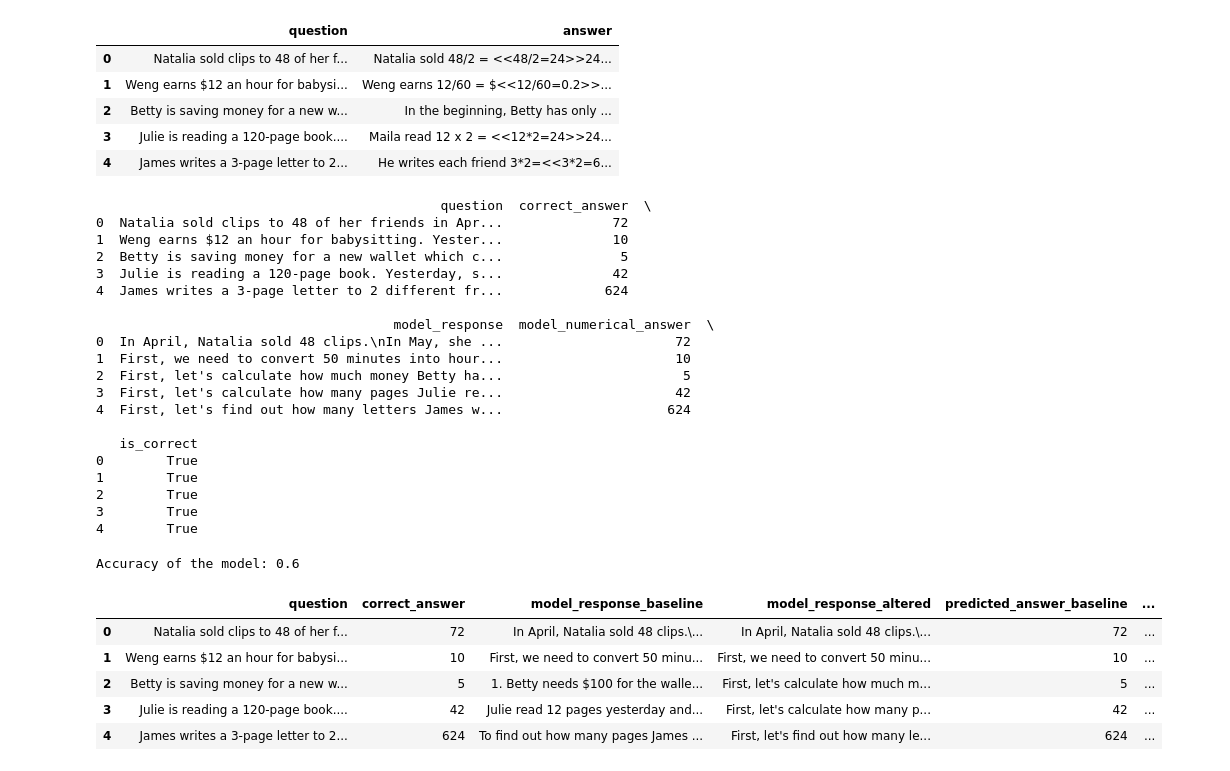
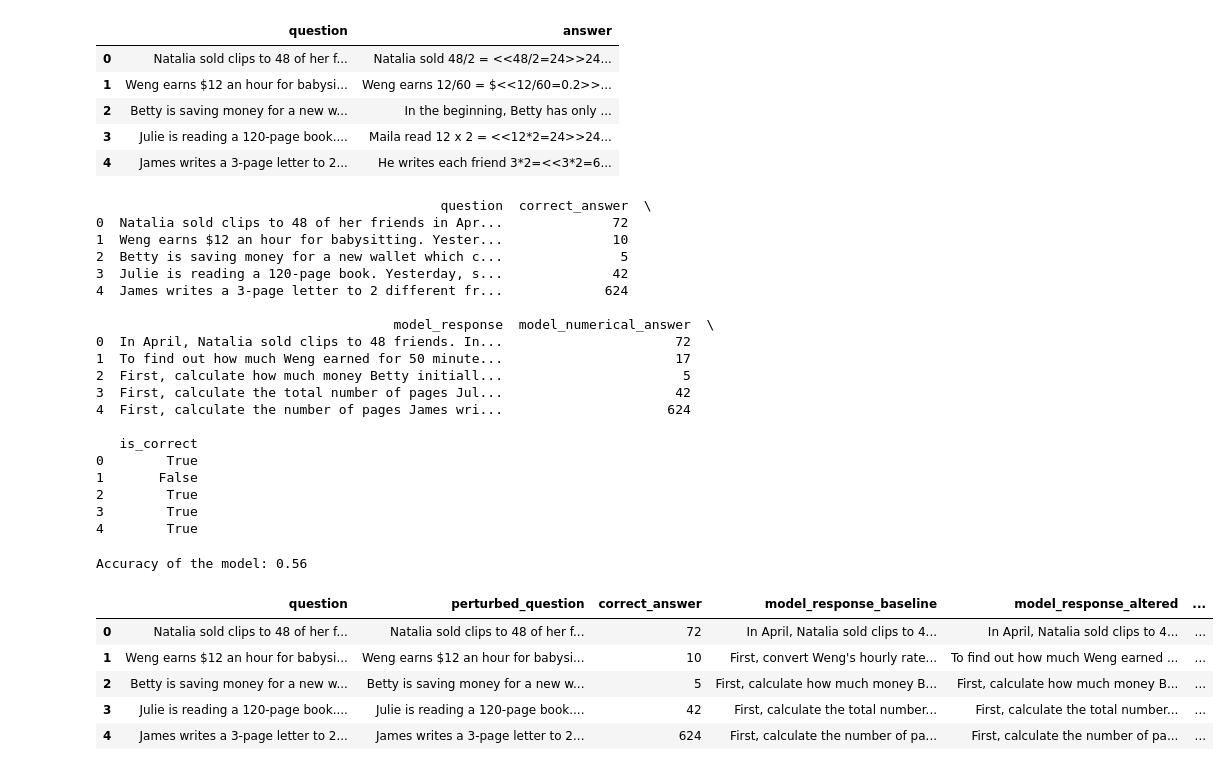
Before and after one commit to mille055/AIPI590-XAI, a Jupyter notebook: Assignments/08_explainable_llm.ipynb, the cells around one changed output. Drawn from its saved outputs; the diff is of its cells as text; code cells hidden in the pictures.

```diff
--- a/Assignments/08_explainable_llm.ipynb
+++ b/Assignments/08_explainable_llm.ipynb
@@ -130,10 +131,11 @@ df = dataset.to_pandas()
 print(f'Downloaded dataset length is ', len(dataset))
 
 
-# limiting to first 200
-print('Limiting to the first 200 Q A pairs for this analysis.')
+# limiting to first 100
+n = 100
+print(f'Limiting to the first {n} Q A pairs for this analysis.')
 print('Some example question and answers:')
-df = df[:200]
+df = df[:n]
 df.head()
 # %% [output]
 Downloaded dataset length is  7473
@@ -171,6 +173,21 @@ def get_gpt3_response(prompt):
     )
     # Extracting and returning the model's response
     return response.choices[0].message.content.strip()
+# %%
+# Call the OpenAI API to get a response
+def get_gpt4_response(prompt):
+
+    response = client.chat.completions.create(
+        model="gpt-4-turbo",
+        messages=[
+            {"role": "system", "content": "You are a helpful assistant.After solving the problem, put the answer in the format of a numerical answer without the box: "},
+            {"role": "user", "content": prompt}
+        ],
+        max_tokens=150,
+        temperature=0.3
+    )
+    # Extracting and returning the model's response
+    return response.choices[0].message.content.strip()
 # %%
 # Example of function use
 question = df.iloc[0]['question']
@@ -185,9 +210,10 @@ Altogether, Natalia sold 48 + 24 = 72 clips in April and May.
 def assess_math_questions(df):
     results = []
     for index, row in df.iterrows():
+        #print('processing row ', index)
         question = row['question']
         correct_answer = parse_correct_answer(row)
-        model_response = get_gpt3_response(question)
+        model_response = get_gpt4_response(question)
         model_numerical_answer = int(re.findall(r'\d+', model_response.strip())[-1]) if re.findall(r'\d+', model_response.strip()) else None
 
         # Storing results in a dictionary for easier analysis later
@@ -199,6 +225,7 @@ def assess_math_questions(df):
             'is_correct': correct_answer == model_numerical_answer,
         })
 
+
     return pd.DataFrame(results)
 # %%
 # Run assessment and view results
@@ -241,10 +266,12 @@ def generate_red_herring():
     # Defining red herring templates
     herring_statements = [
         "Roger likes apples.",
-        "In another room, there were more unrelated to this.",
+        "She always has 10 pieces of candy with her at all times.",
+        "In another room, there were 17 more unrelated to this.",
         "Halloween is her favorite holiday.",
-        "She also likes candy.",
-        "He wanted to dress up as a vampire."
+        "She also likes 100 piece candy bags.",
+        "He wanted to dress up as a vampire.",
+        "Keep in mind that pi is 3.1415."
     ]
     return random.choice(herring_statements)
 
@@ -311,48 +338,50 @@ altered_results_df.to_csv('math_results_altered.csv', index=False)
 4  James writes a 3-page letter to 2 different fr...             624
 
                                       model_response  model_numerical_answer  \
-0  In April, Natalia sold 48 clips.\nIn May, she ...                      72
-1  First, we need to convert 50 minutes into hour...                      10
-2  First, let's calculate how much money Betty ha...                       5
-3  First, let's calculate how many pages Julie re...                      42
-4  First, let's find out how many letters James w...                     624
+0  In April, Natalia sold clips to 48 friends. In...                      72
+1  To find out how much Weng earned for 50 minute...                      17
+2  First, calculate how much money Betty initiall...                       5
+3  First, calculate the total number of pages Jul...                      42
+4  First, calculate the number of pages James wri...                     624
 
    is_correct
 0        True
-1        True
+1       False
 2        True
 3        True
 4        True
 # %%
 print('Accuracy of the model:', altered_results_df['is_correct'].mean())
 # %% [output]
-Accuracy of the model: 0.6
+Accuracy of the model: 0.56
 # %%
 response_baseline = results_df['model_response']
 
 response_altered = altered_results_df['model_response']
+perturbed_question = altered_results_df['question']
 
 predicted_answers_baseline = results_df['model_numerical_answer']
 predicted_answers_altered = altered_results_df['model_numerical_answer']
 
 correct_answers = results_df['correct_answer']
 
 # make dataframe from these values:
 comparison_df = pd.DataFrame({
     'question': df['question'],
+    'perturbed_question': altered_results_df['question'],
     'correct_answer': correct_answers,
     'model_response_baseline': response_baseline,
     'model_response_altered': response_altered,
     'predicted_answer_baseline': predicted_answers_baseline,
     'predicted_answer_altered': predicted_answers_altered,
 })
 
 comparison_df.head()
 # %% [output]
-|  | question | correct_answer | model_response_baseline | model_response_altered | predicted_answer_baseline | ... |
-| 0 | Natalia sold clips to 48 of her f... | 72 | In April, Natalia sold 48 clips.\... | In April, Natalia sold 48 clips.\... | 72 | ... |
-| 1 | Weng earns $12 an hour for babysi... | 10 | First, we need to convert 50 minu... | First, we need to convert 50 minu... | 10 | ... |
-| 2 | Betty is saving money for a new w... | 5 | 1. Betty needs $100 for the walle... | First, let's calculate how much m... | 5 | ... |
-| 3 | Julie is reading a 120-page book.... | 42 | Julie read 12 pages yesterday and... | First, let's calculate how many p... | 42 | ... |
-| 4 | James writes a 3-page letter to 2... | 624 | To find out how many pages James ... | First, let's find out how many le... | 624 | ... |
+|  | question | perturbed_question | correct_answer | model_response_baseline | model_response_altered | ... |
+| 0 | Natalia sold clips to 48 of her f... | Natalia sold clips to 48 of her f... | 72 | In April, Natalia sold clips to 4... | In April, Natalia sold clips to 4... | ... |
+| 1 | Weng earns $12 an hour for babysi... | Weng earns $12 an hour for babysi... | 10 | First, convert Weng's hourly rate... | To find out how much Weng earned ... | ... |
+| 2 | Betty is saving money for a new w... | Betty is saving money for a new w... | 5 | First, calculate how much money B... | First, calculate how much money B... | ... |
+| 3 | Julie is reading a 120-page book.... | Julie is reading a 120-page book.... | 42 | First, calculate the total number... | First, calculate the total number... | ... |
+| 4 | James writes a 3-page letter to 2... | James writes a 3-page letter to 2... | 624 | First, calculate the number of pa... | First, calculate the number of pa... | ... |
 # %%
```
Also changed, not shown: parts of 13 cells of this notebook.
